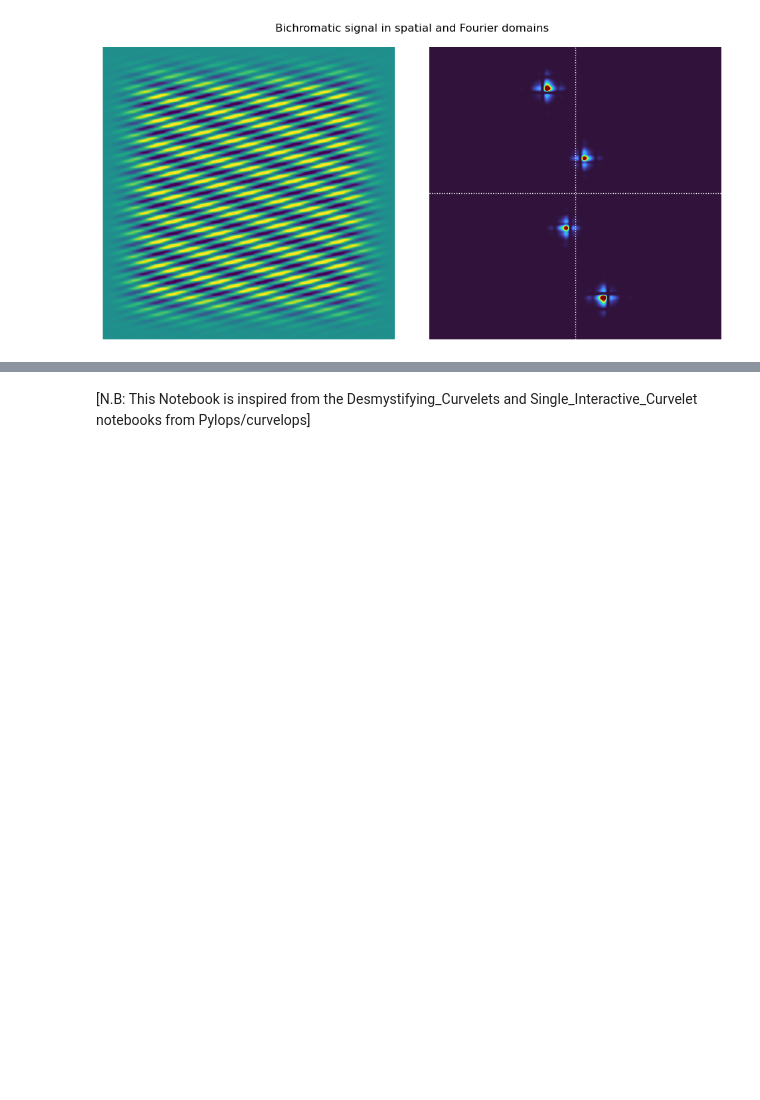
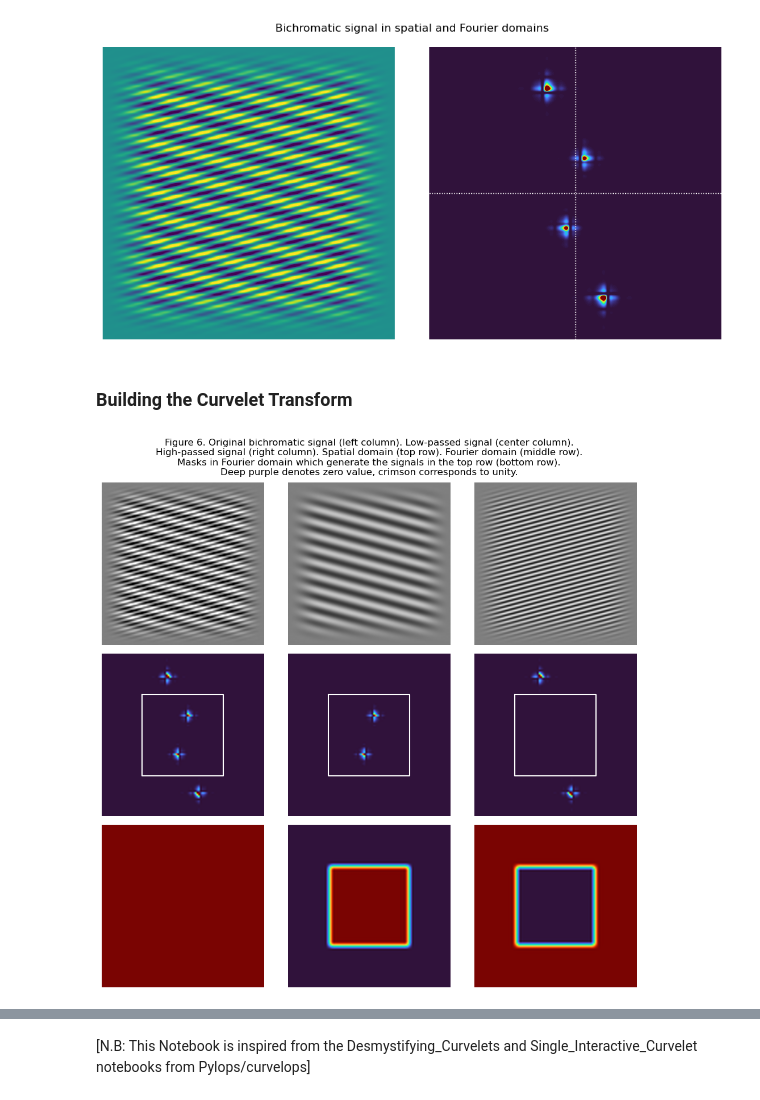
Before and after one commit to rabbit2307/CASSA_Internship, a Jupyter notebook: Month_02/examples/Curvelet_Notebook.ipynb, the cells around one changed output, grey strips where cells are left out. Saved outputs shown, nothing was run; the diff lists cells and outputs as text; code cells hidden in the pictures; blank space fills up the shorter version.

```diff
--- a/Month_02/examples/Curvelet_Notebook.ipynb
+++ b/Month_02/examples/Curvelet_Notebook.ipynb
@@ -239,3 +239,63 @@ fig.suptitle("Bichromatic signal in spatial and Fourier domains")
 fig.tight_layout()
 # %% [output]
 [figure]
+# %% [markdown]
+### Building the Curvelet Transform
+# %%
+def build_lowpass(kx, ky, nsmooth=None):
+    if nsmooth is None:
+        nsmooth = 0.01 * min(len(kx), len(ky))
+        nsmooth = 2 * max(1, floor(nsmooth / 2)) + 1
+    mask = np.zeros((len(kx), len(ky)))
+    KX, KY = np.meshgrid(kx, ky, indexing="ij")
+    kxnyq = np.abs(kx).max()
+    kynyq = np.abs(ky).max()
+    inside_scale = (np.abs(KX) < 0.5 * kxnyq) & (np.abs(KY) < 0.5 * kynyq)
+    mask[inside_scale] = 1.0
+    s = np.ones((nsmooth,)) / nsmooth
+    mask = filtfilt(s, 1, mask, axis=0)
+    mask = filtfilt(s, 1, mask, axis=1)
+    return mask
+
+
+lowpass = build_lowpass(kx, ky)
+highpass = 1.0 - lowpass
+fig, axes = plt.subplots(3, 3, figsize=(10, 10))
+for i, _mask in enumerate(
+    [lowpass + highpass, lowpass, highpass],
+):
+    _img_k = _mask * img_k
+    _img = (F2D @ _img_k).real
+    axes[0, i].imshow(
+        _img.T,
+        vmin=-vmax,
+        vmax=vmax,
+        cmap="gray",
+        extent=[x[0], x[-1], y[-1], y[0]],
+    )
+    axes[1, i].imshow(
+        np.abs(_img_k).T,
+        vmin=0,
+        vmax=vmax_k,
+        cmap="turbo",
+        extent=[kx[0], kx[-1], ky[-1], ky[0]],
+    )
+    kxnyq = 0.5 * np.abs(kx).max()
+    kynyq = 0.5 * np.abs(ky).max()
+    axes[1, i].plot(
+        [-kxnyq, kxnyq, kxnyq, -kxnyq, -kxnyq],
+        [-kynyq, -kynyq, kynyq, kynyq, -kynyq],
+        color="w",
+    )
+    axes[2, i].imshow(
+        _mask.T,
+        vmin=0,
+        cmap="turbo",
+        extent=[kx[0], kx[-1], ky[-1], ky[0]],
+    )
+for ax in axes.ravel():
+    ax.axis("off")
+fig.suptitle("Figure 6. Original bichromatic signal (left column). Low-passed signal (center column).\nHigh-passed signal (right column). Spatial domain (top row). Fourier domain (middle row).\nMasks in Fourier domain which generate the signals in the top row (bottom row).\nDeep purple denotes zero value, crimson corresponds to unity.")
+fig.tight_layout()
+# %% [output]
+[figure, added]
```
Also changed, not shown: parts of 4 cells of this notebook.
